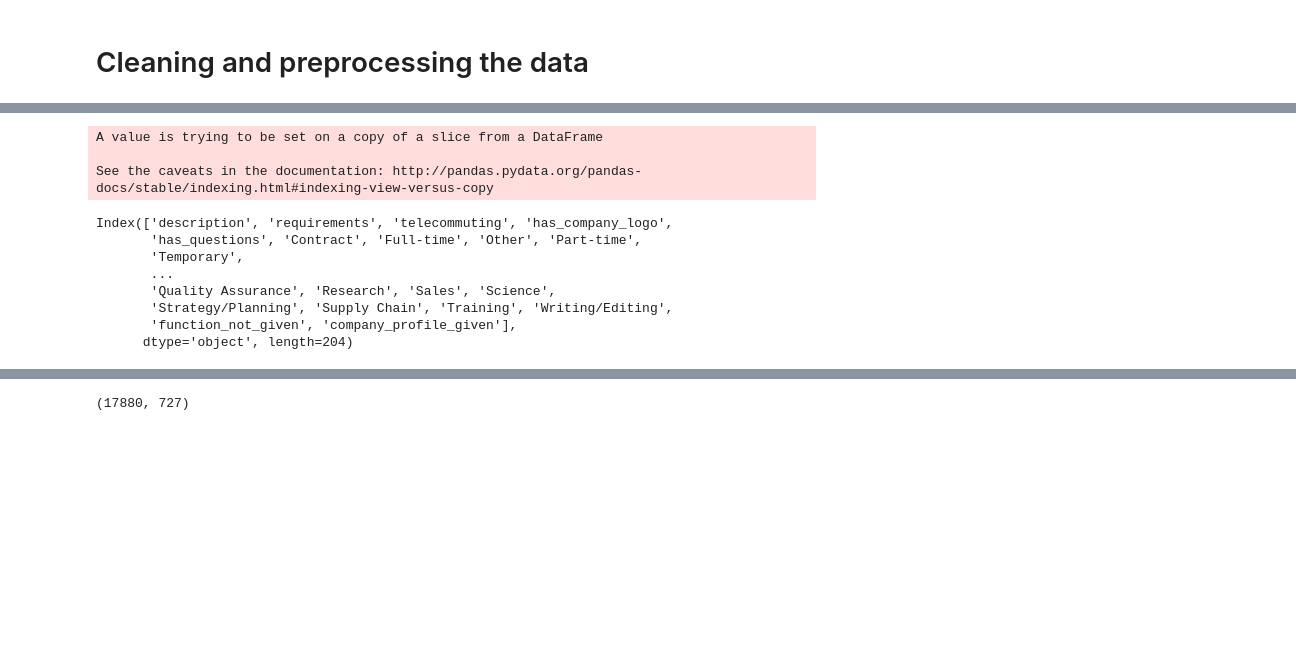
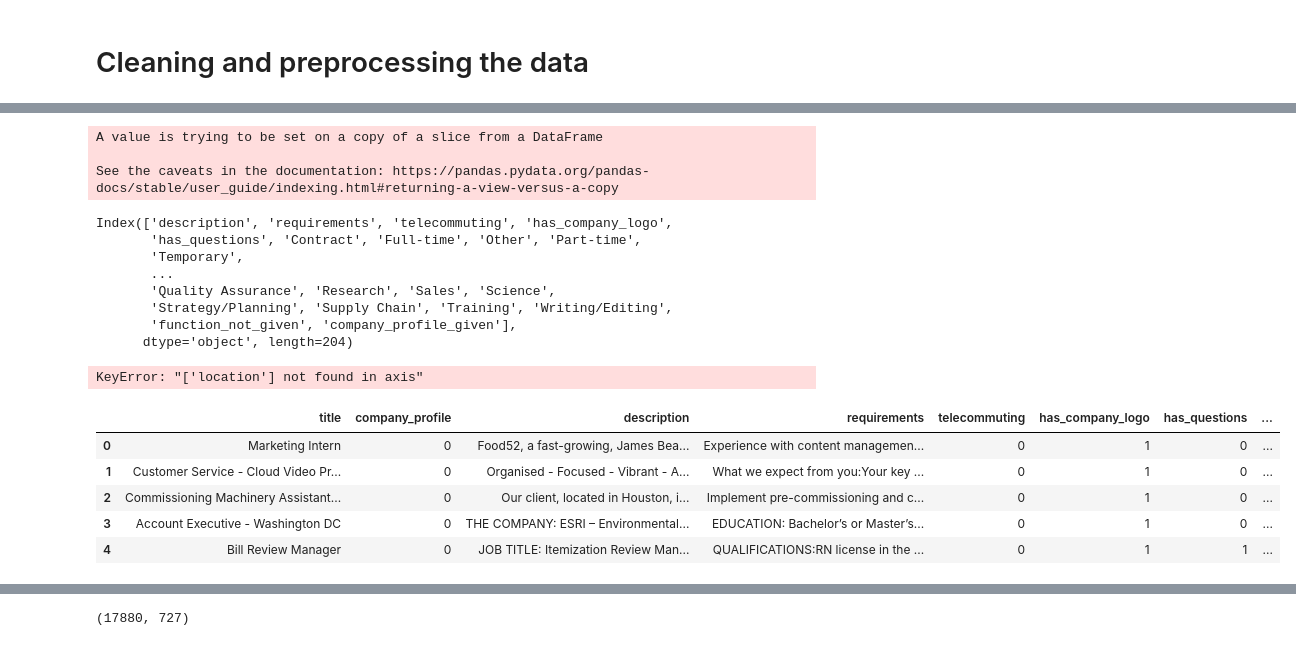
Before and after one commit to Pranjal-Soni/fake_jobs_description_prediction, a Jupyter notebook: notebooks/Data cleaning and Visualzation.ipynb, the cells around one changed output, grey strips where cells are left out. Drawn from its saved outputs; the diff is of its cells as text; code cells hidden in the pictures; blank space fills up the shorter version.

```diff
--- a/notebooks/Data cleaning and Visualzation.ipynb
+++ b/notebooks/Data cleaning and Visualzation.ipynb
@@ -10,6 +11,6 @@ import seaborn as sns
 # %%
 #importing the data
-data = pd.read_csv('fake_job_postings.csv')
+data = pd.read_csv('../inputs/fake_job_postings.csv')
 target = data['fraudulent']
 # %% [markdown]
 ## Exploratory Data Analysis
@@ -116,9 +117,6 @@ industry               27.201128
 function               35.958622
 fraudulent              0.000000
 dtype: float64
-# %%
-#removing target values form dataset
-data.drop(['fraudulent'],axis=1,inplace=True)
 # %%
 data.columns
 # %% [output]
@@ -219,6 +231,6 @@ for i in range(len(data.company_profile)):
 # %% [output]
 A value is trying to be set on a copy of a slice from a DataFrame
 
-See the caveats in the documentation: http://pandas.pydata.org/pandas-docs/stable/indexing.html#indexing-view-versus-copy
+See the caveats in the documentation: https://pandas.pydata.org/pandas-docs/stable/user_guide/indexing.html#returning-a-view-versus-a-copy
 # %%
 #dealing catogorical data
@@ -238,5 +251,26 @@ Index(['description', 'requirements', 'telecommuting', 'has_company_logo',
        'Strategy/Planning', 'Supply Chain', 'Training', 'Writing/Editing',
        'function_not_given', 'company_profile_given'],
       dtype='object', length=204)
+# %%
+#dealing catogorical data
+from sklearn.preprocessing import LabelEncoder
+cat_cols = ['employment_type','required_experience','required_education','industry','function','company_profile']
+for c in cat_cols:
+    le = LabelEncoder()
+    data[c] = le.fit_transform(data[c])
+#cat_cols = ['employment_type','required_experience','required_education','industry','function','location','company_profile']
+data.drop('location',axis=1,inplace=True)
+print(data.columns)
+# %% [output]
+KeyError: "['location'] not found in axis"
+# %%
+data.head()
+# %% [output]
+|  | title | company_profile | description | requirements | telecommuting | has_company_logo | has_questions | ... |
+| 0 | Marketing Intern | 0 | Food52, a fast-growing, James Bea... | Experience with content managemen... | 0 | 1 | 0 | ... |
+| 1 | Customer Service - Cloud Video Pr... | 0 | Organised - Focused - Vibrant - A... | What we expect from you:Your key ... | 0 | 1 | 0 | ... |
+| 2 | Commissioning Machinery Assistant... | 0 | Our client, located in Houston, i... | Implement pre-commissioning and c... | 0 | 1 | 0 | ... |
+| 3 | Account Executive - Washington DC | 0 | THE COMPANY: ESRI – Environmental... | EDUCATION: Bachelor’s or Master’s... | 0 | 1 | 0 | ... |
+| 4 | Bill Review Manager | 0 | JOB TITLE: Itemization Review Man... | QUALIFICATIONS:RN license in the ... | 0 | 1 | 1 | ... |
 # %%
 #dealing with text data
```
Also changed, not shown: parts of 24 cells of this notebook, 11 other files.
